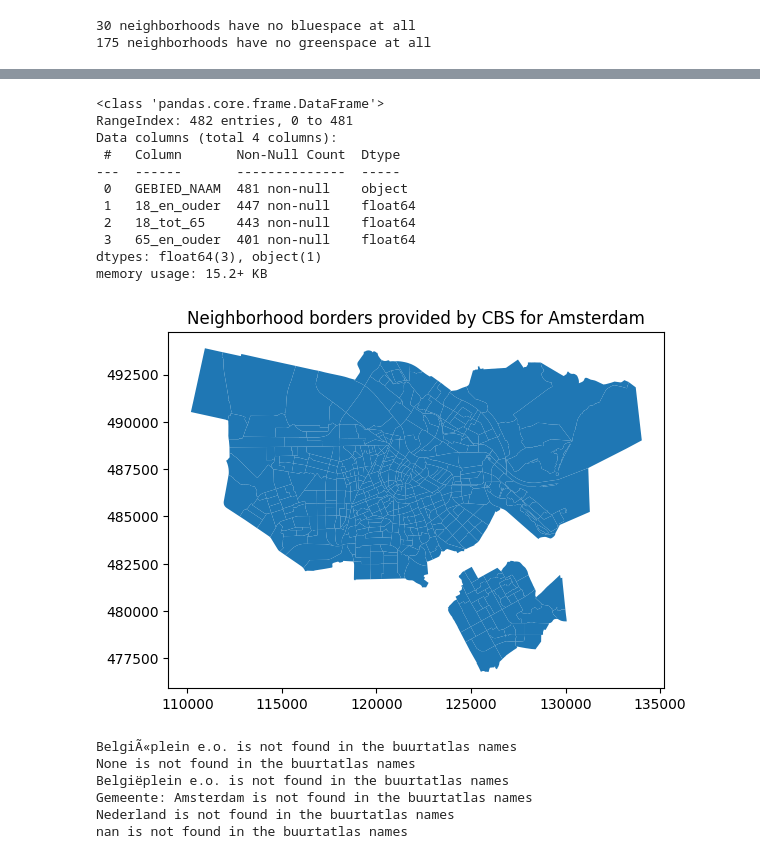
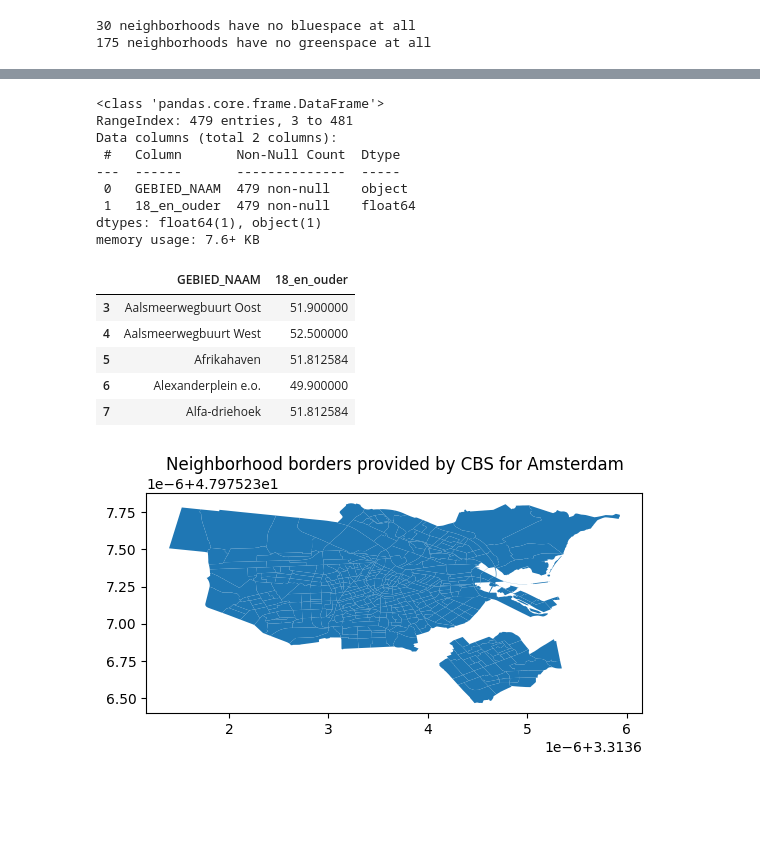
Before and after one commit to LeviPeeters/UC_Project, a Jupyter notebook: DataPreparation.ipynb, the cells around one changed output, grey strips where cells are left out. Cells and saved outputs as stored; diff of their text form; code cells hidden in the pictures; blank space fills up the shorter version.

Commit message:
Fix data preparation, still some smaller TODO's left

```diff
--- a/DataPreparation.ipynb
+++ b/DataPreparation.ipynb
@@ -128,0 +108,16 @@ Index(['BU_CODE', 'GM_NAAM', 'P_00_14_JR', 'P_65_EO_JR', 'P_LAAGINKP',
+# %%
+# Remove the two neighborhoods with no name
+gdf.drop([21,22], inplace=True)
+
+# Set the correct crs
+gdf.set_geometry("geometry", inplace=True)
+gdf.set_crs(crs_projected, inplace=True, allow_override=True)
+gdf.set_geometry("green_geometry", inplace=True)
+gdf.set_crs(crs_projected, inplace=True)
+gdf.set_geometry("blue_geometry", inplace=True)
+gdf.set_crs(crs_projected, inplace=True)
+
+# Visualise some information
+gdf.info()
+gdf.head(5)
+gdf.columns
@@ -220,39 +236,50 @@ Name: percent_green, Length: 481, dtype: float64
 # %%
 # Load Depression risk data fromm buurtatlas
-# TODO: Deal with missing values :(
-# TODO: Merge data into the big gdf
 # TODO: Get buurtatlas data for the other cities we want to use
 path_buurtatlas = '/home/levi/Studie/AI_jaar_2/UC/UC_Project/data/MATIG_HOOG_RISICO_ANGST_DEPRESSIE_BUURTEN.csv'
-df_buurtatlas = pd.read_csv(path_buurtatlas)
-df_buurtatlas["18_en_ouder"].fillna(df['price'].mean(), inplace = True)
+df_buurtatlas = pd.read_csv(path_buurtatlas, usecols=["GEBIED_NAAM", "18_en_ouder"])
+
+# Delete the rows that are not neighborhoods
+df_buurtatlas.drop([0,1,2], inplace=True)
+
+# Impute missing values
+# TODO: We could also drop the missing values instead
+df_buurtatlas['18_en_ouder'].fillna((df_buurtatlas['18_en_ouder'].mean()), inplace=True)
+
+# Rename belgieplein so both dataframes understand it
+gdf.loc[gdf["BU_NAAM"] == "BelgiÃ«plein e.o.", "BU_NAAM"] = "Belgieplein"
+df_buurtatlas.loc[df_buurtatlas["GEBIED_NAAM"] == "Belgiëplein e.o.", "GEBIED_NAAM"] = "Belgieplein"
 
 df_buurtatlas.info()
+df_buurtatlas.head(5)
 # %% [output]
 <class 'pandas.core.frame.DataFrame'>
-RangeIndex: 482 entries, 0 to 481
-Data columns (total 4 columns):
+RangeIndex: 479 entries, 3 to 481
+Data columns (total 2 columns):
  #   Column       Non-Null Count  Dtype
 ---  ------       --------------  -----
- 0   GEBIED_NAAM  481 non-null    object
- 1   18_en_ouder  447 non-null    float64
- 2   18_tot_65    443 non-null    float64
- 3   65_en_ouder  401 non-null    float64
-dtypes: float64(3), object(1)
-memory usage: 15.2+ KB
+ 0   GEBIED_NAAM  479 non-null    object
+ 1   18_en_ouder  479 non-null    float64
+dtypes: float64(1), object(1)
+memory usage: 7.6+ KB
+|  | GEBIED_NAAM | 18_en_ouder |
+| 3 | Aalsmeerwegbuurt Oost | 51.900000 |
+| 4 | Aalsmeerwegbuurt West | 52.500000 |
+| 5 | Afrikahaven | 51.812584 |
+| 6 | Alexanderplein e.o. | 49.900000 |
+| 7 | Alfa-driehoek | 51.812584 |
 # %%
 # Visualise the borders in Amsterdam to compare to buurtatlas
-gdf_amsterdam = gdf[gdf["GM_NAAM"] == "Amsterdam"]
-gdf_amsterdam.plot()
+gdf.plot()
 
 plt.title("Neighborhood borders provided by CBS for Amsterdam")
 plt.show()
 # %% [output]
-[figure, old version]
+[figure, new version]
 # %%
 # Compare the names of BuurtAtlas and CBS
-# They should be the same
-# TODO: Deal with the few exceptions manually
-names_cbs = gdf_amsterdam.sort_values("BU_NAAM")["BU_NAAM"].unique()
+# This should give no output
+names_cbs = gdf.sort_values("BU_NAAM")["BU_NAAM"].unique()
 names_ba = df_buurtatlas.sort_values("GEBIED_NAAM")["GEBIED_NAAM"].unique()
 
 for i in range(len(names_cbs)):
@@ -262,10 +289,3 @@ for i in range(len(names_cbs)):
 for i in range(len(names_ba)):
     if names_ba[i] not in names_cbs:
         print(f"{names_ba[i]} is not found in the CBS names")
-# %% [output]
-BelgiÃ«plein e.o. is not found in the buurtatlas names
-None is not found in the buurtatlas names
-Belgiëplein e.o. is not found in the buurtatlas names
-Gemeente: Amsterdam is not found in the buurtatlas names
-Nederland is not found in the buurtatlas names
-nan is not found in the buurtatlas names
```
Also changed, not shown: parts of 11 cells of this notebook.
